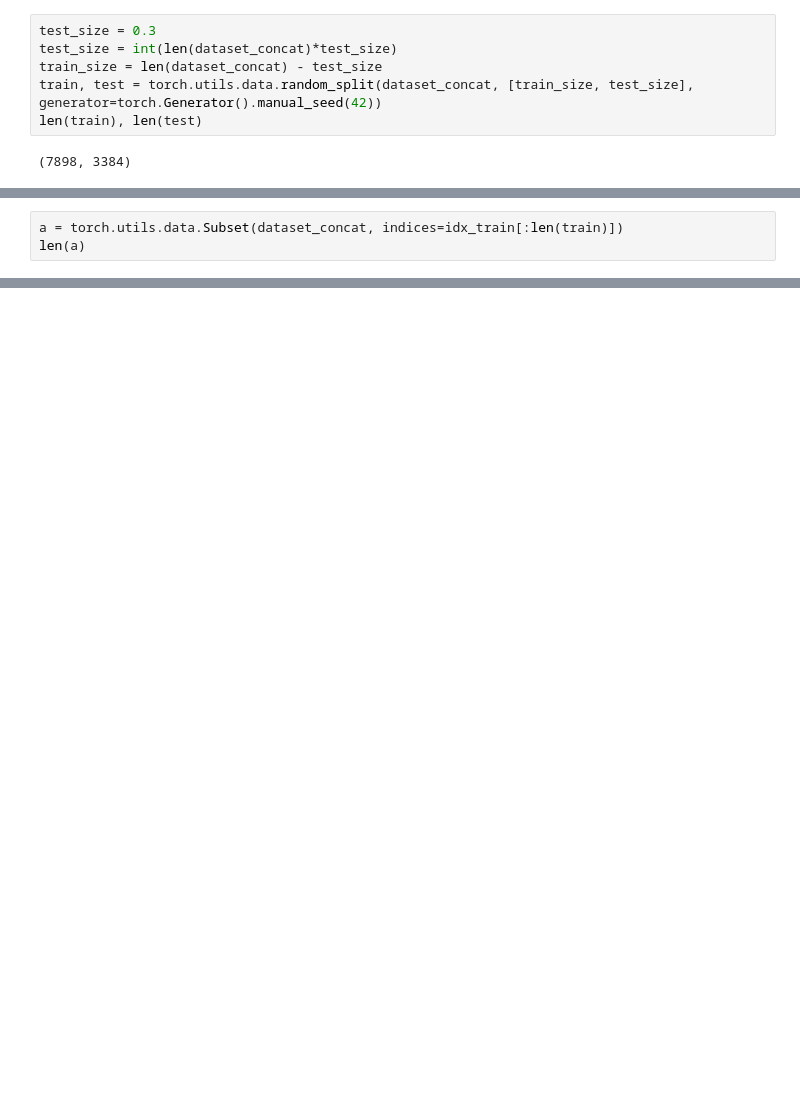
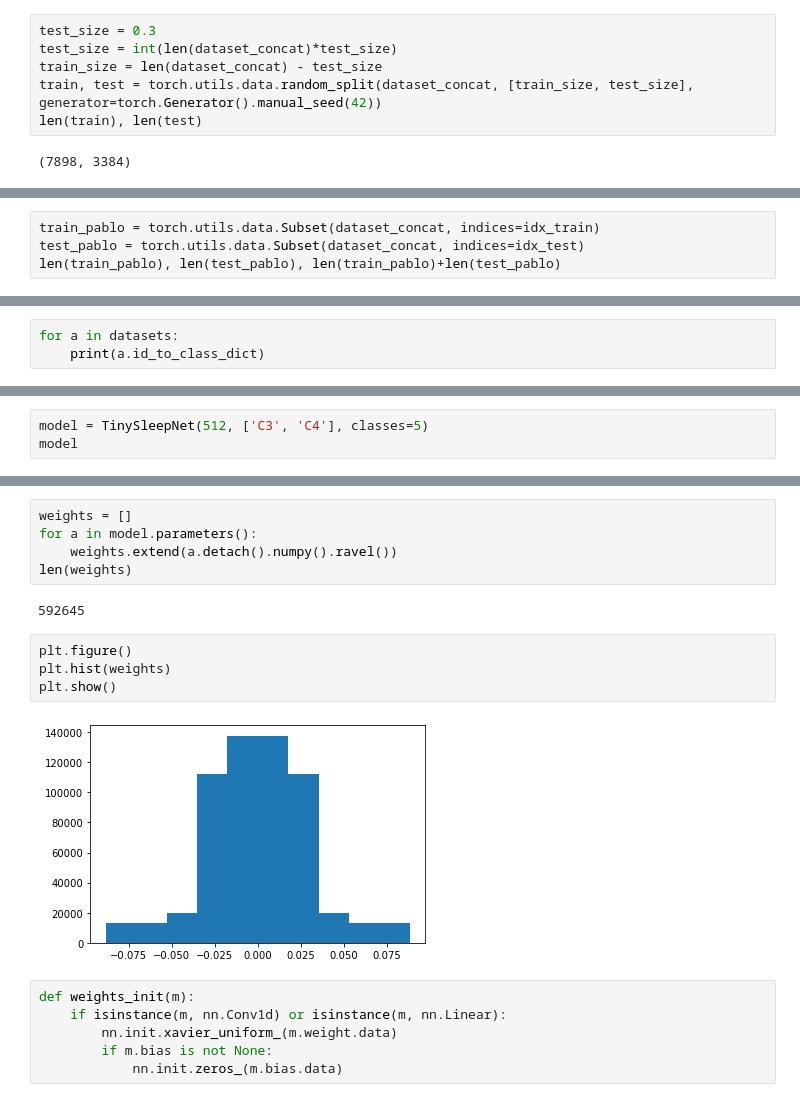
Before and after one commit to Jorgvt/SSD_IA3, a Jupyter notebook: Notebooks/testing.ipynb, the cells around one changed output, grey strips where cells are left out. Cells and saved outputs as stored; diff of their text form; blank space fills up the shorter version.

```diff
--- a/Notebooks/testing.ipynb
+++ b/Notebooks/testing.ipynb
@@ -46,6 +104,7 @@ len(idx_train), len(idx_test)
 # %% [output]
 (9776, 5265)
 # %%
-a = torch.utils.data.Subset(dataset_concat, indices=idx_train[:len(train)])
-len(a)
+train_pablo = torch.utils.data.Subset(dataset_concat, indices=idx_train)
+test_pablo = torch.utils.data.Subset(dataset_concat, indices=idx_test)
+len(train_pablo), len(test_pablo), len(train_pablo)+len(test_pablo)
 # %% [output]
@@ -68,0 +162,3 @@ sorted(glob.glob("../Data/*.edf"), key=len)
+# %%
+for a in datasets:
+    print(a.id_to_class_dict)
@@ -68,0 +230,3 @@ sorted(glob.glob("../Data/*.edf"), key=len)
+# %%
+model = TinySleepNet(512, ['C3', 'C4'], classes=5)
+model
@@ -68,0 +250,19 @@ sorted(glob.glob("../Data/*.edf"), key=len)
+# %%
+weights = []
+for a in model.parameters():
+    weights.extend(a.detach().numpy().ravel())
+len(weights)
+# %% [output]
+592645
+# %%
+plt.figure()
+plt.hist(weights)
+plt.show()
+# %% [output]
+[figure, added]
+# %%
+def weights_init(m):
+    if isinstance(m, nn.Conv1d) or isinstance(m, nn.Linear):
+        nn.init.xavier_uniform_(m.weight.data)
+        if m.bias is not None:
+            nn.init.zeros_(m.bias.data)
```
Also changed, not shown: parts of 24 cells of this notebook.
